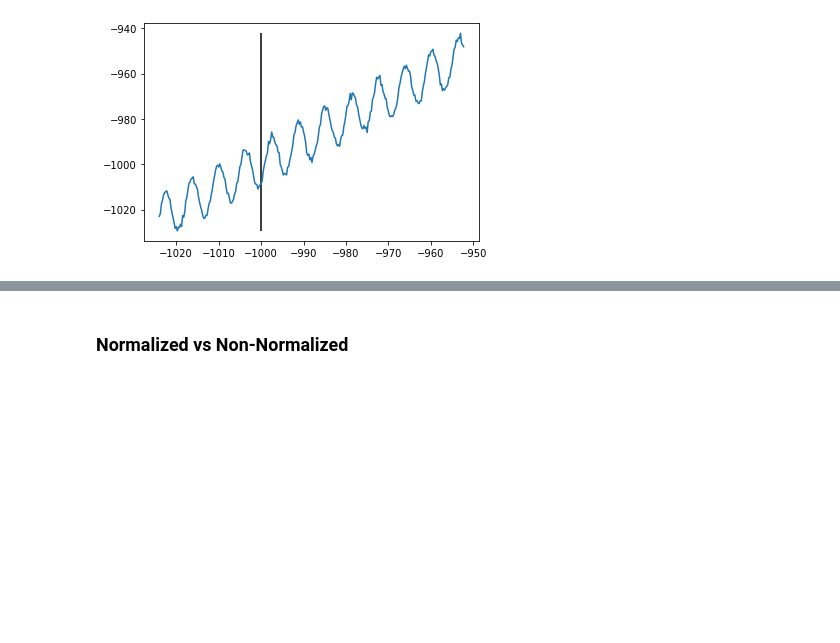
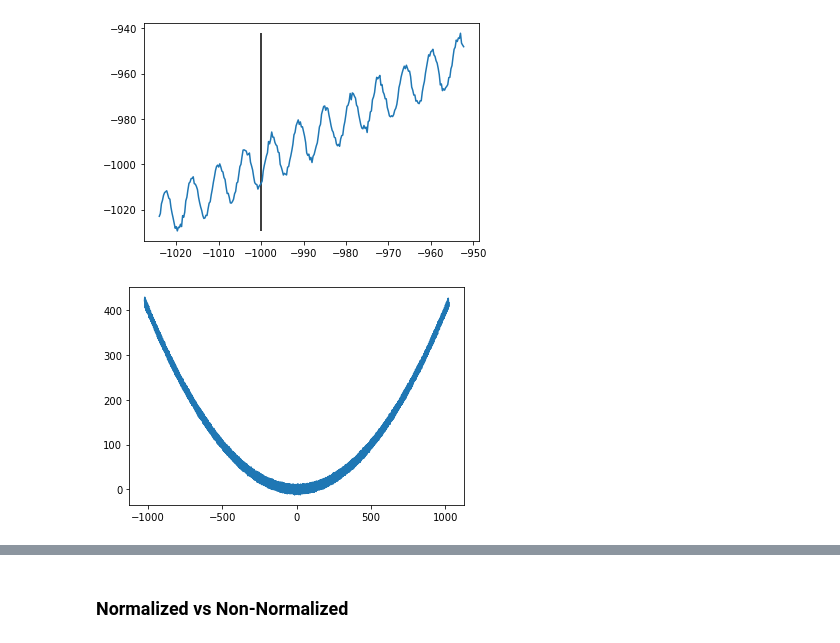
Before and after one commit to yongyi-wu/lstf, a Jupyter notebook: scripts/synth.ipynb, the cells around one changed output, grey strips where cells are left out. Drawn from its saved outputs; the diff is of its cells as text; code cells hidden in the pictures; blank space fills up the shorter version.

```diff
--- a/scripts/synth.ipynb
+++ b/scripts/synth.ipynb
@@ -39,3 +39,12 @@ plt.vlines(t[LEN_ENC], ymin=min(x_plt), ymax=max(x_plt))
 plt.show()
 # %% [output]
 [figure]
+# %%
+x = (t/50) ** 2 + 10 * np.sin(t) + np.random.normal(size=t.shape)
+np.save(os.path.join(DATADIR, 'sinx_x2_sym.npy'), x.reshape(-1, 1))
+
+x_plt = x
+plt.plot(t, x_plt)
+plt.show()
+# %% [output]
+[figure, added]
```
Also changed, not shown: parts of 8 cells of this notebook, 4 other files.
